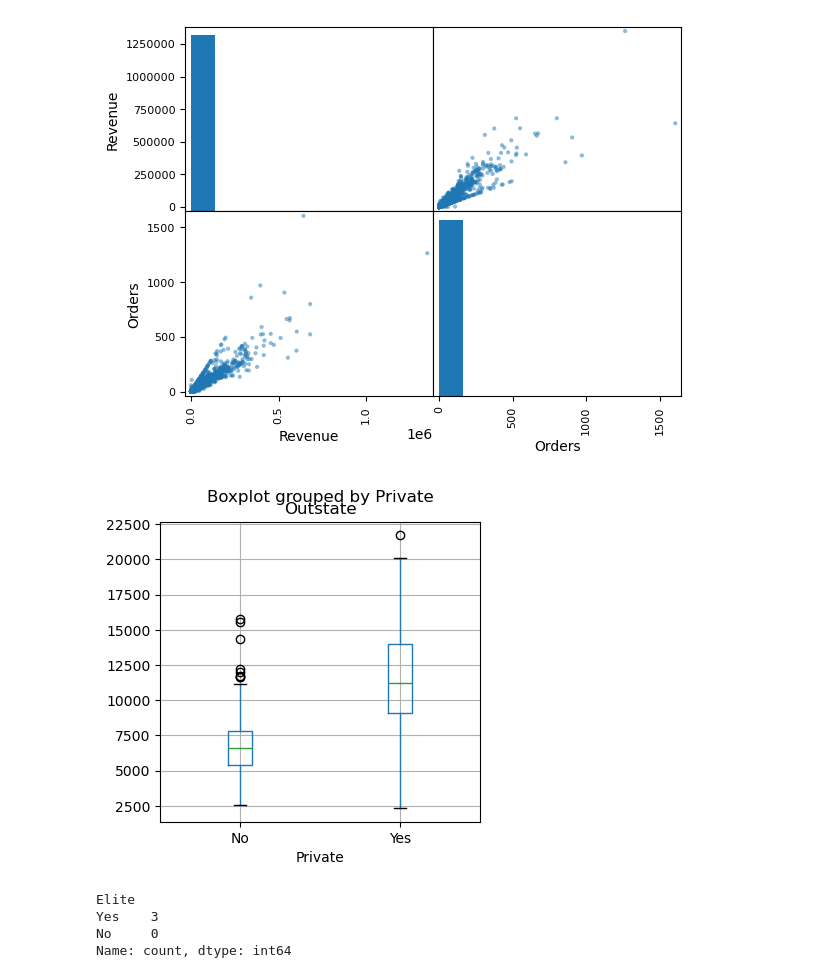
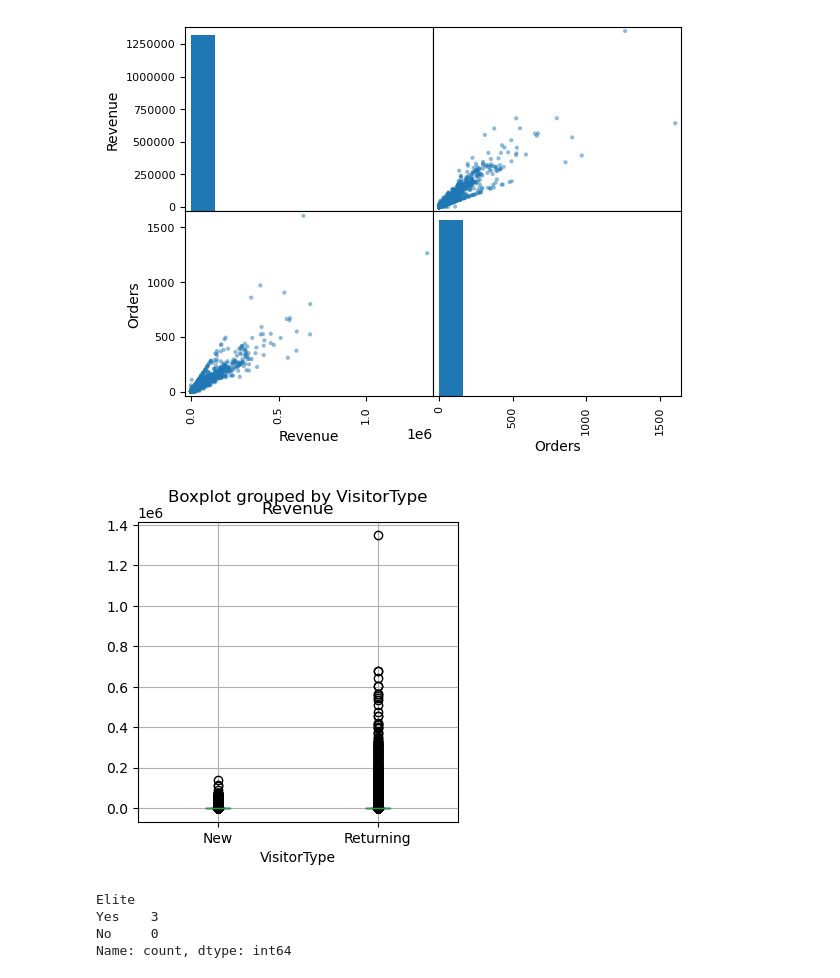
Before and after one commit to Datavizcowboy/PythonDatavizToolbox, a Jupyter notebook: Notebooks/07-Data_Analysis/ECommerce/Ecommerce.ipynb, the cells around one changed output. Drawn from its saved outputs; the diff is of its cells as text; code cells hidden in the pictures.

```diff
--- a/Notebooks/07-Data_Analysis/ECommerce/Ecommerce.ipynb
+++ b/Notebooks/07-Data_Analysis/ECommerce/Ecommerce.ipynb
@@ -76,9 +76,9 @@ pd.plotting.scatter_matrix(data[['VisitorType', 'Revenue', 'Orders']]);
 [figure]
 # %%
 fig, ax = pl.subplots(figsize=(4, 4))
-college.boxplot('Outstate', by='Private', ax=ax);
+data.boxplot('Revenue', by='VisitorType', ax=ax);
 # %% [output]
-[figure, old version]
+[figure, new version]
 # %%
 college['Elite'] = pd.cut(college['Top10perc'], [0,0.5,1],labels=['No', 'Yes'])
 # %%
```
